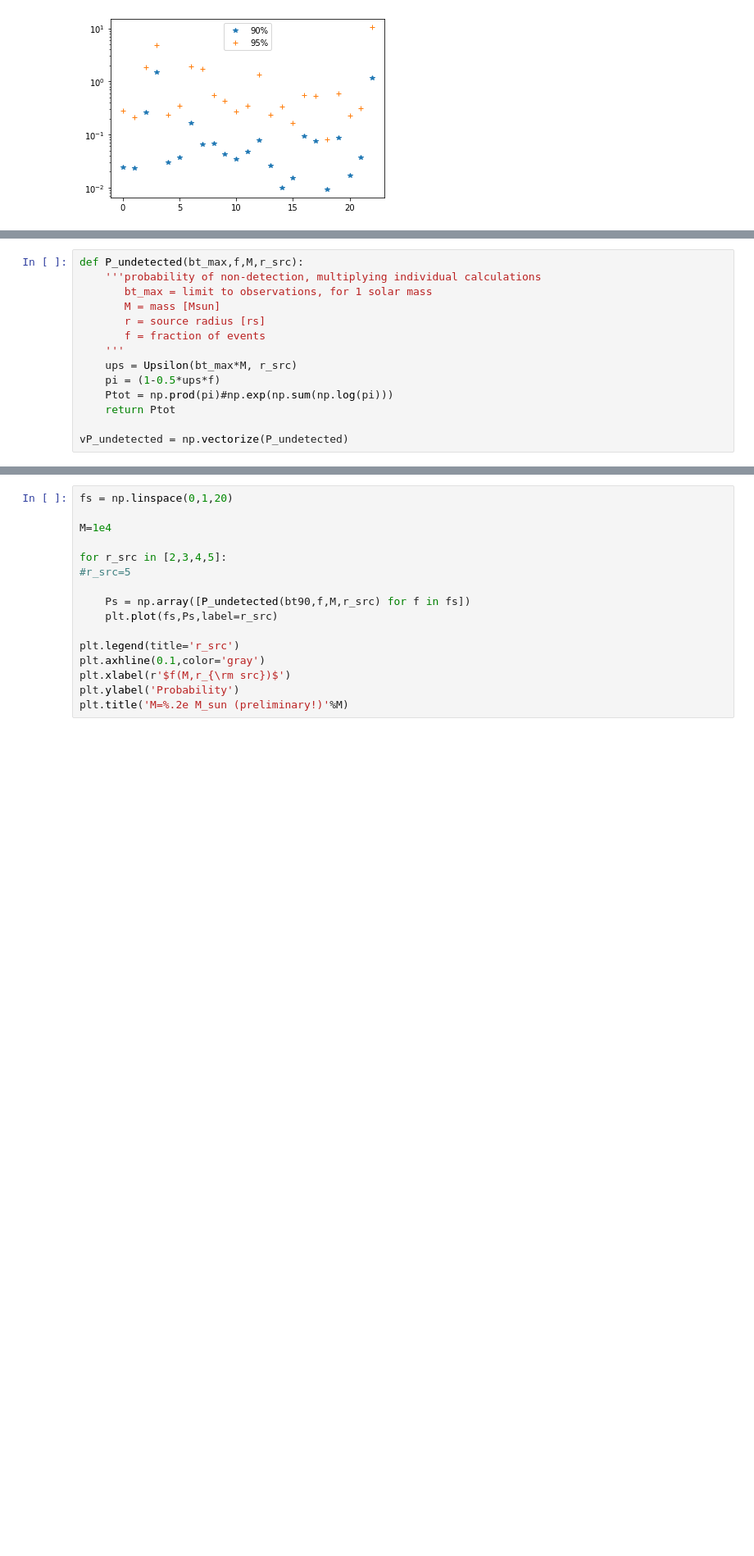
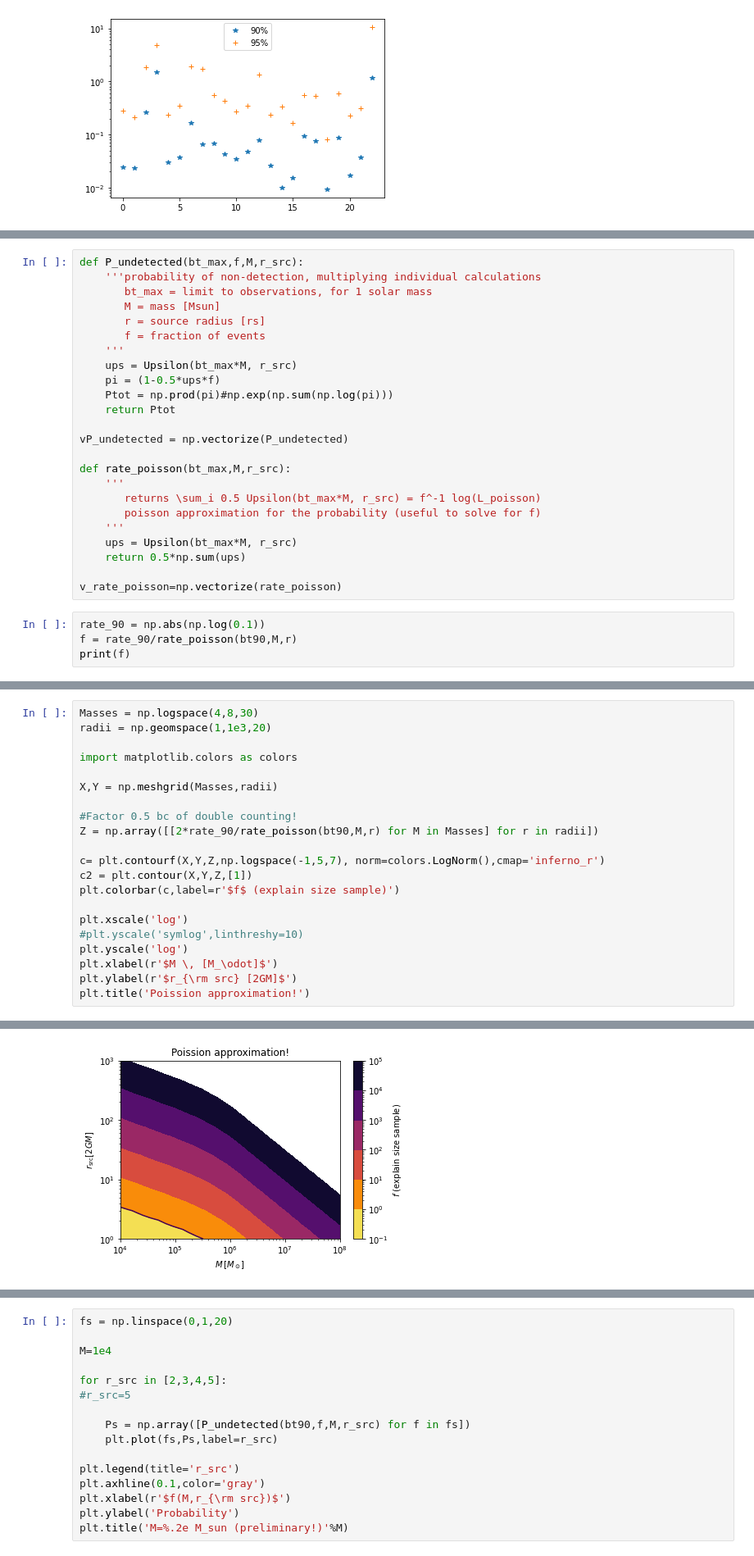
Before and after one commit to Richard-Sti/GSHE_public, a Jupyter notebook: scripts/plot_liv.ipynb, the cells around one changed output, grey strips where cells are left out. Shown: that part at 82% size. Drawn from its saved outputs; the diff is of its cells as text; blank space fills up the shorter version.

```diff
--- a/scripts/plot_liv.ipynb
+++ b/scripts/plot_liv.ipynb
@@ -227,3 +228,17 @@ def P_undetected(bt_max,f,M,r_src):
     return Ptot
 
 vP_undetected = np.vectorize(P_undetected)
+
+def rate_poisson(bt_max,M,r_src):
+    '''
+       returns \sum_i 0.5 Upsilon(bt_max*M, r_src) = f^-1 log(L_poisson)
+       poisson approximation for the probability (useful to solve for f)
+    '''
+    ups = Upsilon(bt_max*M, r_src)
+    return 0.5*np.sum(ups)
+
+v_rate_poisson=np.vectorize(rate_poisson)
+# %%
+rate_90 = np.abs(np.log(0.1))
+f = rate_90/rate_poisson(bt90,M,r)
+print(f)
@@ -229,0 +247,22 @@ vP_undetected = np.vectorize(P_undetected)
+# %%
+Masses = np.logspace(4,8,30)
+radii = np.geomspace(1,1e3,20)
+
+import matplotlib.colors as colors
+
+X,Y = np.meshgrid(Masses,radii)
+
+#Factor 0.5 bc of double counting!
+Z = np.array([[2*rate_90/rate_poisson(bt90,M,r) for M in Masses] for r in radii])
+
+c= plt.contourf(X,Y,Z,np.logspace(-1,5,7), norm=colors.LogNorm(),cmap='inferno_r')
+c2 = plt.contour(X,Y,Z,[1])
+plt.colorbar(c,label=r'$f$ (explain size sample)')
+
+plt.xscale('log')
+#plt.yscale('symlog',linthreshy=10)
+plt.yscale('log')
+plt.xlabel(r'$M \, [M_\odot]$')
+plt.ylabel(r'$r_{\rm src} [2GM]$')
+plt.title('Poission approximation!')
+# %% [output]
@@ -230,2 +270,3 @@ vP_undetected = np.vectorize(P_undetected)
+[figure, added]
 # %%
 M=1e4
```
Also changed, not shown: parts of 6 cells of this notebook.
